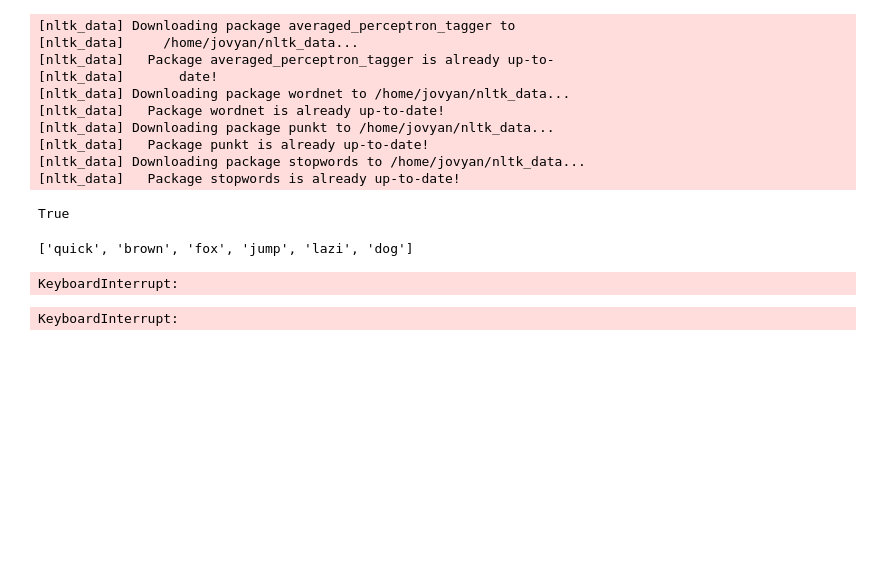
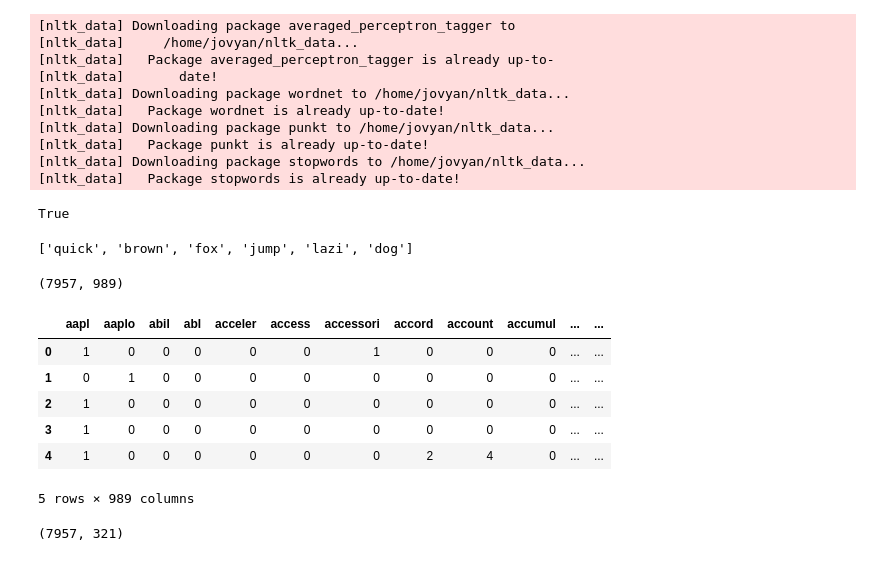
Before and after one commit to Matin-M/DTM-Predictor, a Jupyter notebook: Preprocessing/Main.ipynb, the cells around one changed output. Saved outputs shown, nothing was run; the diff lists cells and outputs as text; code cells hidden in the pictures; blank space fills up the shorter version.

```diff
--- a/Preprocessing/Main.ipynb
+++ b/Preprocessing/Main.ipynb
@@ -132,19 +131,31 @@ for news in amazon_news:
   amazon_text.append(news["text"])
 # %%
 from sklearn.feature_extraction.text import CountVectorizer
-#1-gram/term vectorization
-# Example usage with CountVectorizer for bigrams
-vectorizer = CountVectorizer(ngram_range=(1,1), strip_accents="unicode", preprocessor=custom_preprocessor, tokenizer=custom_tokenizer, min_df=100)
-term_matrix = vectorizer.fit_transform(apple_text)
-# Show the resulting matrix
-print(term_matrix.get_feature_names_out())
-print(term_matrix.toarray().shape)
+# 1-gram/term vectorization
+term_vectorizer = CountVectorizer(ngram_range=(1,1), strip_accents="unicode", preprocessor=custom_preprocessor, tokenizer=custom_tokenizer, min_df=0.05)
+term_matrix = term_vectorizer.fit_transform(apple_text)
-# %% [output]
-KeyboardInterrupt:
+# %%
+import pandas as pd
+# Show the resulting matrix
+print(term_matrix.toarray().shape)
+# Get the first 20 words in the vocabulary
+feature_names = term_vectorizer.get_feature_names_out()
+# Construct the DataFrame
+df = pd.DataFrame(term_matrix.toarray(), columns=feature_names)
+df.head()
+# %% [output]
+(7957, 989)
+|  | aapl | aaplo | abil | abl | acceler | access | accessori | accord | account | accumul | ... | ... |
+| 0 | 1 | 0 | 0 | 0 | 0 | 0 | 1 | 0 | 0 | 0 | ... | ... |
+| 1 | 0 | 1 | 0 | 0 | 0 | 0 | 0 | 0 | 0 | 0 | ... | ... |
+| 2 | 1 | 0 | 0 | 0 | 0 | 0 | 0 | 0 | 0 | 0 | ... | ... |
+| 3 | 1 | 0 | 0 | 0 | 0 | 0 | 0 | 0 | 0 | 0 | ... | ... |
+| 4 | 1 | 0 | 0 | 0 | 0 | 0 | 0 | 2 | 4 | 0 | ... | ... |
+5 rows × 989 columns
 # %%
 # Example usage with CountVectorizer for bigrams
-vectorizer = CountVectorizer(ngram_range=(2,2), strip_accents="unicode", preprocessor=custom_preprocessor, tokenizer=custom_tokenizer)
-bigram_matrix = vectorizer.fit_transform(apple_text)
+bigram_vectorizer = CountVectorizer(ngram_range=(2,2), strip_accents="unicode", preprocessor=custom_preprocessor, tokenizer=custom_tokenizer, min_df=0.05)
+bigram_matrix = bigram_vectorizer.fit_transform(apple_text)
 print(bigram_matrix.toarray().shape)
 # %% [output]
-KeyboardInterrupt:
+(7957, 321)
```
Also changed, not shown: parts of 3 cells of this notebook.
